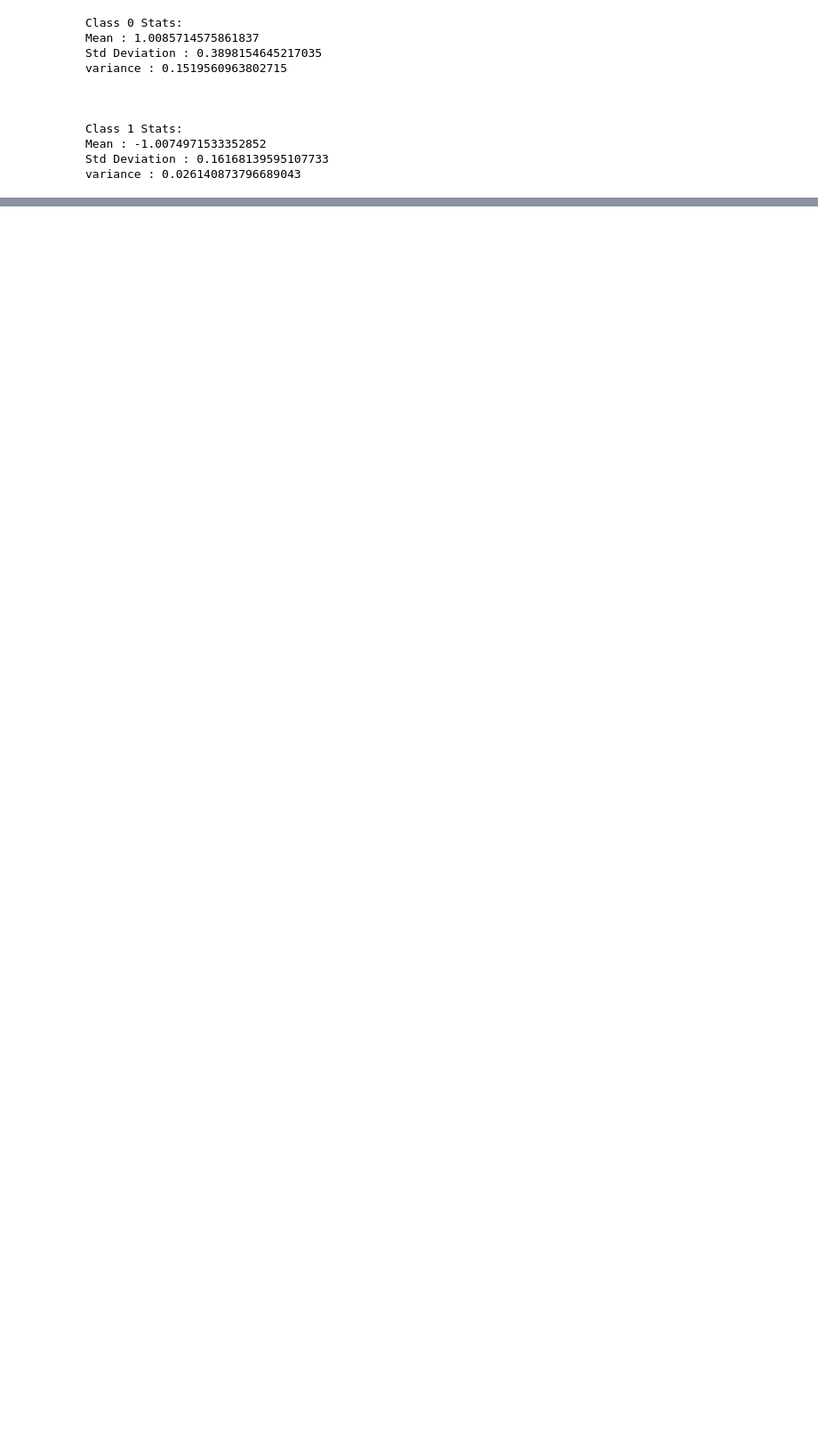
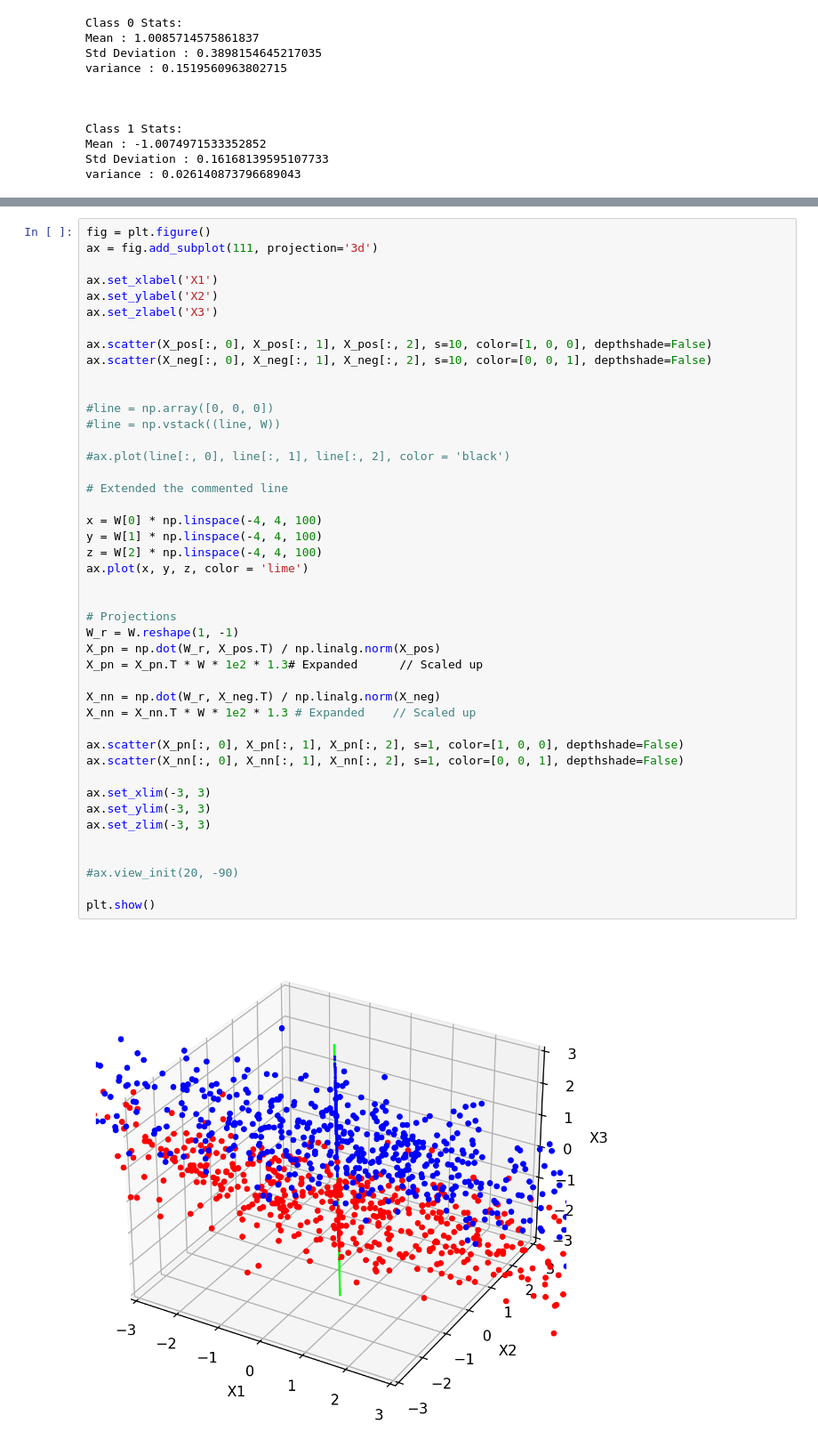
Before and after one commit to CyberKnight1803/ML_Assignment, a Jupyter notebook: fisher/Fisher's Linear Discriminant.ipynb, the cells around one changed output, grey strips where cells are left out. Shown at 89% size. Saved outputs shown, nothing was run; the diff lists cells and outputs as text; blank space fills up the shorter version.

Commit message:
1. variable name changes 2. 3D points projected on unit vector w 3. Need to add discriminant line

```diff
--- a/fisher/Fisher's Linear Discriminant.ipynb
+++ b/fisher/Fisher's Linear Discriminant.ipynb
@@ -229,0 +242,46 @@ variance : 0.026140873796689043
+# %%
+fig = plt.figure()
+ax = fig.add_subplot(111, projection='3d')
+
+ax.set_xlabel('X1')
+ax.set_ylabel('X2')
+ax.set_zlabel('X3')
+
+ax.scatter(X_pos[:, 0], X_pos[:, 1], X_pos[:, 2], s=10, color=[1, 0, 0], depthshade=False)
+ax.scatter(X_neg[:, 0], X_neg[:, 1], X_neg[:, 2], s=10, color=[0, 0, 1], depthshade=False)
+
+
+#line = np.array([0, 0, 0])
+#line = np.vstack((line, W))
+
+#ax.plot(line[:, 0], line[:, 1], line[:, 2], color = 'black')
+
+# Extended the commented line
+
+x = W[0] * np.linspace(-4, 4, 100)
+y = W[1] * np.linspace(-4, 4, 100)
+z = W[2] * np.linspace(-4, 4, 100)
+ax.plot(x, y, z, color = 'lime')
+
+
+# Projections
+W_r = W.reshape(1, -1)
+X_pn = np.dot(W_r, X_pos.T) / np.linalg.norm(X_pos)
+X_pn = X_pn.T * W * 1e2 * 1.3# Expanded      // Scaled up
+
+X_nn = np.dot(W_r, X_neg.T) / np.linalg.norm(X_neg)
+X_nn = X_nn.T * W * 1e2 * 1.3 # Expanded    // Scaled up
+
+ax.scatter(X_pn[:, 0], X_pn[:, 1], X_pn[:, 2], s=1, color=[1, 0, 0], depthshade=False)
+ax.scatter(X_nn[:, 0], X_nn[:, 1], X_nn[:, 2], s=1, color=[0, 0, 1], depthshade=False)
+
+ax.set_xlim(-3, 3)
+ax.set_ylim(-3, 3)
+ax.set_zlim(-3, 3)
+
+
+#ax.view_init(20, -90)
+
+plt.show()
+# %% [output]
+[figure, added]
```
Also changed, not shown: parts of 7 cells of this notebook.
